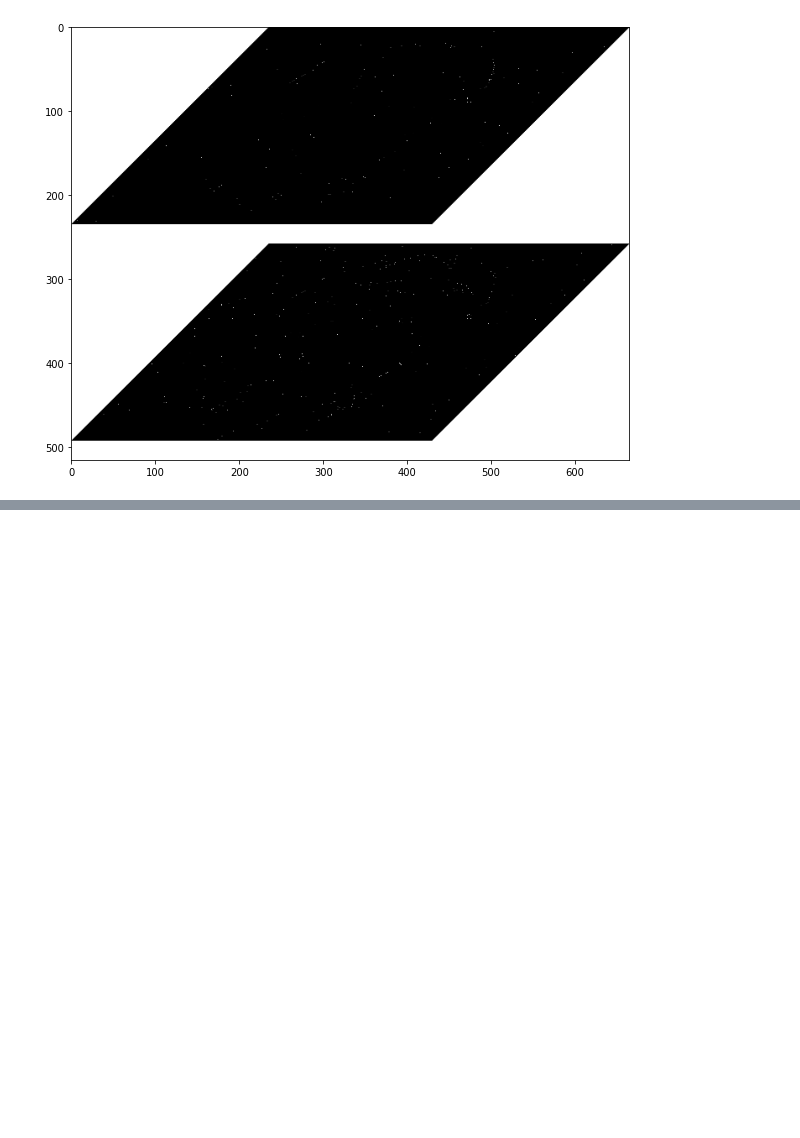
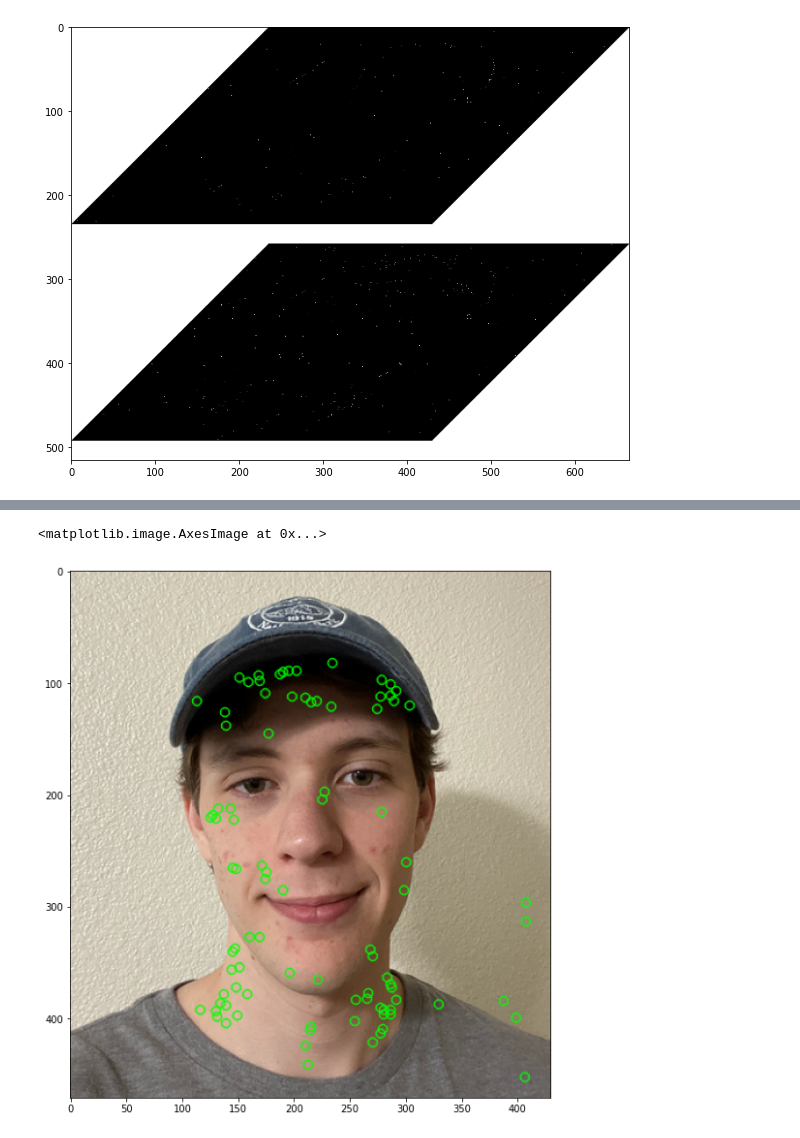
Before and after one commit to WTS012201/CompVis, a Jupyter notebook: ImageStitching/sift.ipynb, the cells around one changed output, grey strips where cells are left out. Drawn from its saved outputs; the diff is of its cells as text; code cells hidden in the pictures; blank space fills up the shorter version.

```diff
--- a/ImageStitching/sift.ipynb
+++ b/ImageStitching/sift.ipynb
@@ -68,6 +69,7 @@ number of keypoints before: 501
 # %%
-refined_map, refined = utils.keypoint_inter(DoGs, candidates1)
-print(f"number of keypoints after refinement: {len(refined)}")
+refined_map, refined1 = utils.keypoint_inter(DoGs, candidates1)
+_, refined2 = utils.keypoint_inter(DoGs, candidates2)
+print(f"number of keypoints on sample after refinement: {len(refined1)}")
 
 plt.figure(figsize=(10, 10))
 plt.imshow(refined_map, cmap="gray")
@@ -78,8 +80,9 @@ number of keypoints after refinement: 229
 # %%
 # They use r=5 in the original paper,
 # but for demonstration I chose a very extreme value
-refined_map, keypoints = utils.elim_edge_responses(DoGs, refined, r=1.001)
-print(f"number of keypoints after eliminating edge points: {len(keypoints)}")
+refined_map, keypoints1 = utils.elim_edge_responses(DoGs, refined1, r=1.001)
+_, keypoints2 = utils.elim_edge_responses(DoGs, refined2, r=1.001)
+print(f"number of keypoints on sample after eliminating edge points: {len(keypoints1)}")
 
 plt.figure(figsize=(10, 10))
 plt.imshow(refined_map, cmap="gray")
@@ -94,7 +97,7 @@ def convert_keypoints(keypoints, o_idx, o_size, sigma):
     a_kps = []
     for (x, y, contrast, s_idx) in keypoints:
         # adjusted diameter of the neighborhood
-        sa = sigma * (2 ** (s_idx / o_size))
+        sa = sigma * (2 ** (s_idx / float(o_size)))
         # adjust the point
         pa = (x * (2 ** o_idx), y * (2 ** o_idx))
         kp = cv.KeyPoint(pa[0], pa[1], size=sa, response=contrast, octave=o_idx)
@@ -102,13 +105,17 @@ def convert_keypoints(keypoints, o_idx, o_size, sigma):
 
     return a_kps
 # %%
-global_kps = convert_keypoints(keypoints, sample_oct_idx, oct_size, sigma*k)
+global_kps1 = convert_keypoints(keypoints1, sample_oct_idx, oct_size, sigma*k)
+global_kps2 = convert_keypoints(keypoints2, sample_oct_idx, oct_size, sigma*k*k)
 img_kp = src.copy()
 
-for kp in global_kps:
+for kp in global_kps1:
     pt = (int(kp.pt[0]), int(kp.pt[1]))
     cv.circle(img_kp, pt, 4, (0, 255, 0), 1, cv.LINE_AA)
 
 plt.figure(figsize=(10, 10))
 plt.imshow(img_kp)
+# %% [output]
+<matplotlib.image.AxesImage at 0x...>
+[figure, added]
 # %%
```
Also changed, not shown: parts of 5 cells of this notebook.
